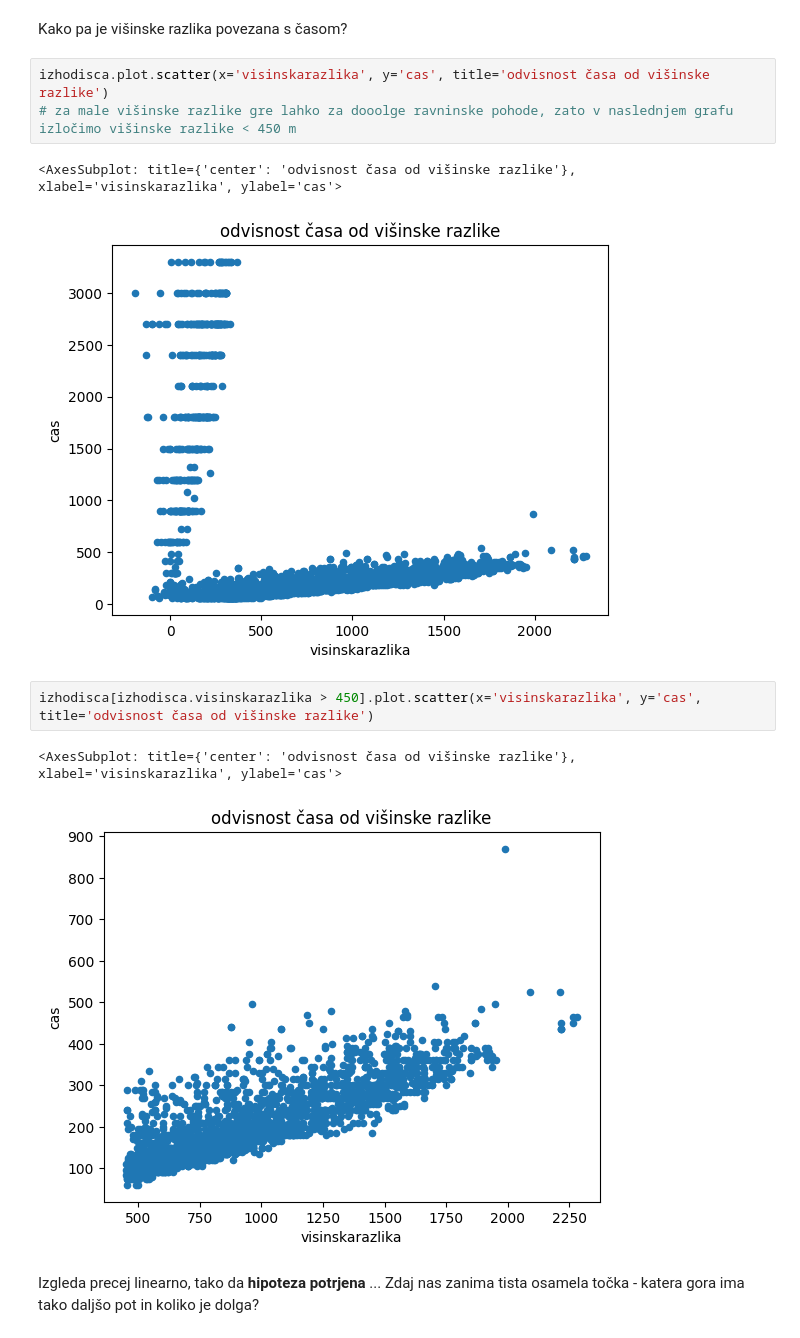
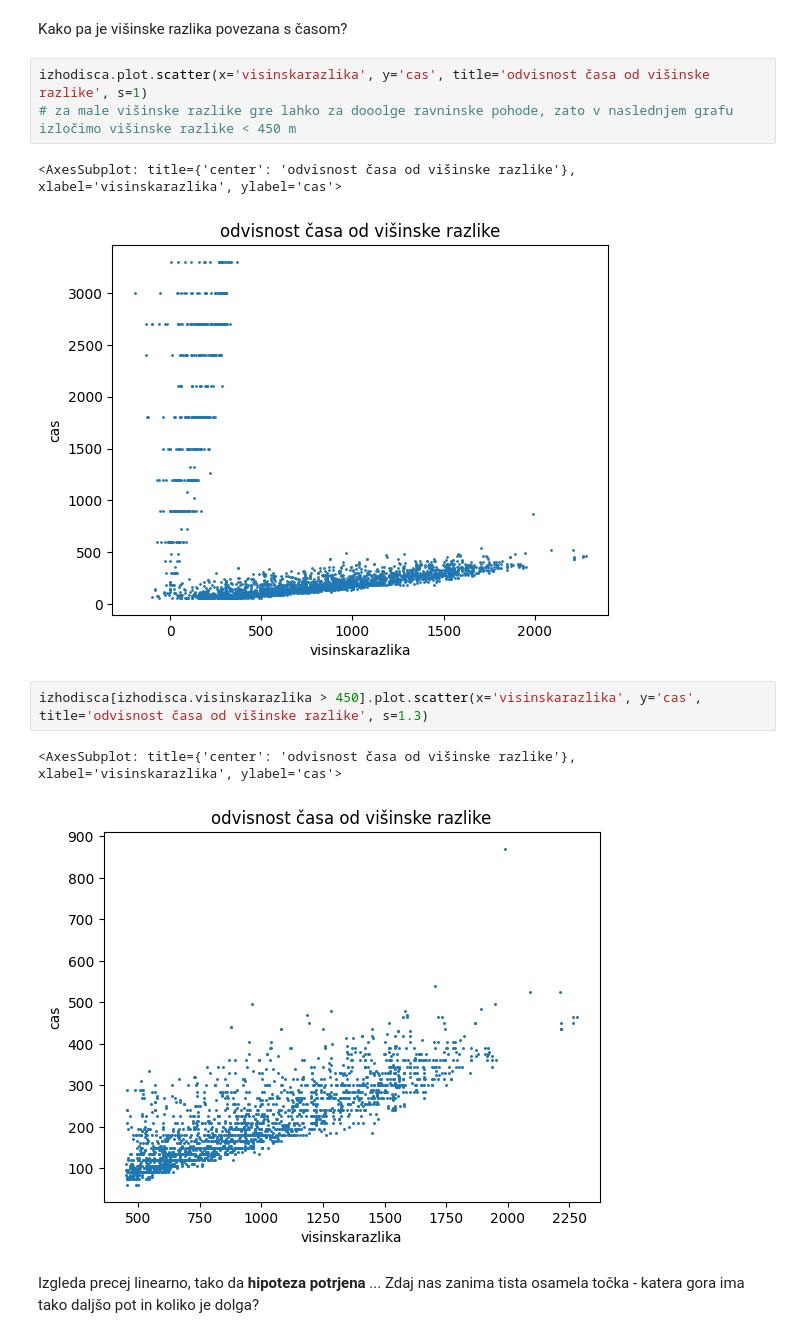
Before and after one commit to TerezijaKrecic/Projektna-naloga-Prog1-, a Jupyter notebook: analiza.ipynb, the cells around one changed output. Saved outputs shown, nothing was run; the diff lists cells and outputs as text.

```diff
--- a/analiza.ipynb
+++ b/analiza.ipynb
@@ -286,16 +292,16 @@ stevilo_lokacij_z_visjim_izhodiscem # število lokacij, ki so nižje od izhodiš
 # %% [markdown]
 Kako pa je višinske razlika povezana s časom?
 # %%
-izhodisca.plot.scatter(x='visinskarazlika', y='cas', title='odvisnost časa od višinske razlike')
+izhodisca.plot.scatter(x='visinskarazlika', y='cas', title='odvisnost časa od višinske razlike', s=1)
 # za male višinske razlike gre lahko za dooolge ravninske pohode, zato v naslednjem grafu izločimo višinske razlike < 450 m
 # %% [output]
 <AxesSubplot: title={'center': 'odvisnost časa od višinske razlike'}, xlabel='visinskarazlika', ylabel='cas'>
-[figure, old version]
+[figure, new version]
 # %%
-izhodisca[izhodisca.visinskarazlika > 450].plot.scatter(x='visinskarazlika', y='cas', title='odvisnost časa od višinske razlike')
+izhodisca[izhodisca.visinskarazlika > 450].plot.scatter(x='visinskarazlika', y='cas', title='odvisnost časa od višinske razlike', s=1.3)
 # %% [output]
 <AxesSubplot: title={'center': 'odvisnost časa od višinske razlike'}, xlabel='visinskarazlika', ylabel='cas'>
-[figure, old version]
+[figure, new version]
 # %% [markdown]
 Izgleda precej linearno, tako da **hipoteza potrjena** ... Zdaj nas zanima tista osamela točka - katera gora ima tako daljšo pot in koliko je dolga?
 # %%
```
Also changed, not shown: parts of 8 cells of this notebook.
